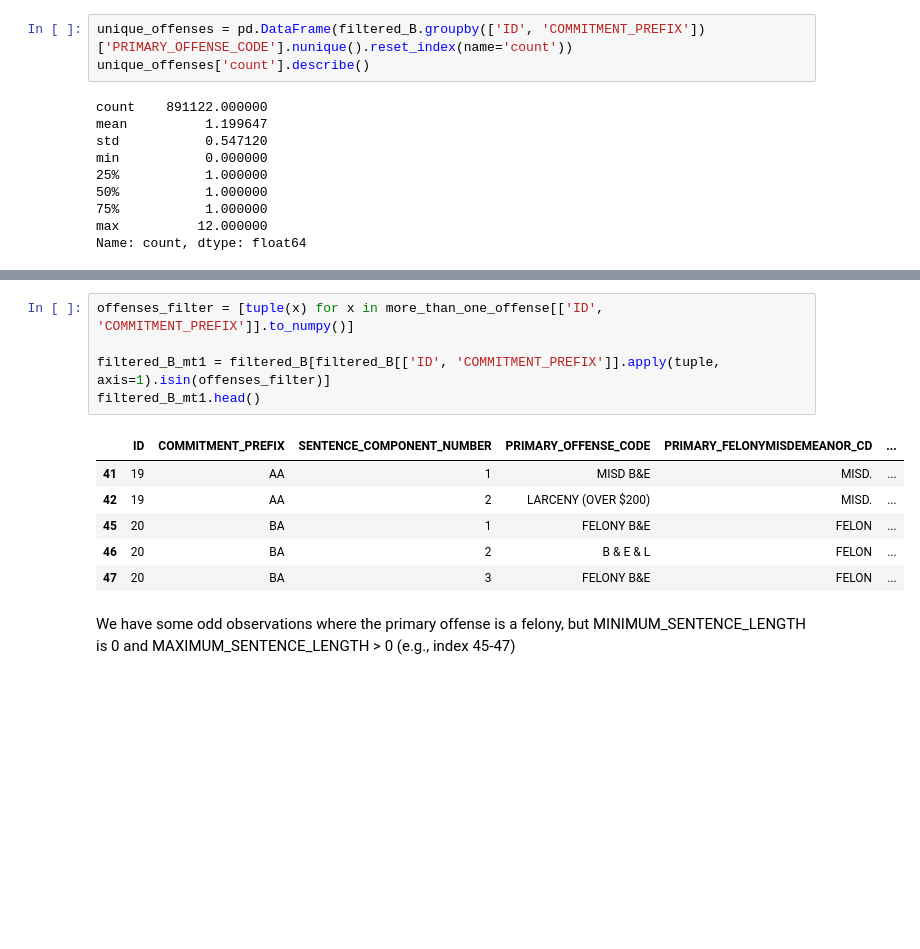
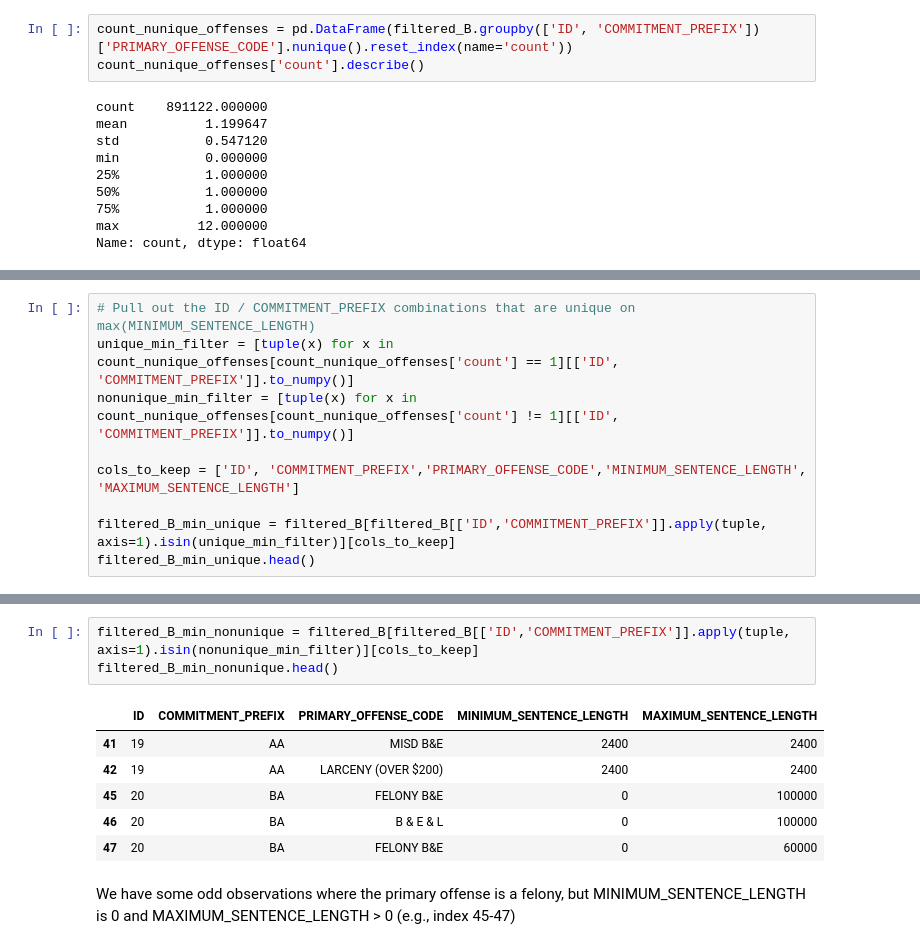
Before and after one commit to christi-liongson/covid_decarceration, a Jupyter notebook: files/build_dataset.ipynb, the cells around one changed output, grey strips where cells are left out. Saved outputs shown, nothing was run; the diff lists cells and outputs as text; blank space fills up the shorter version.

Commit message:
Finished creating dataset with most serious offenses

```diff
--- a/files/build_dataset.ipynb
+++ b/files/build_dataset.ipynb
@@ -416,6 +427,6 @@ Based on the sample of observations above, there are quite a few ties, but it mi
 # %%
-unique_offenses = pd.DataFrame(filtered_B.groupby(['ID', 'COMMITMENT_PREFIX'])['PRIMARY_OFFENSE_CODE'].nunique().reset_index(name='count'))
-unique_offenses['count'].describe()
+count_nunique_offenses = pd.DataFrame(filtered_B.groupby(['ID', 'COMMITMENT_PREFIX'])['PRIMARY_OFFENSE_CODE'].nunique().reset_index(name='count'))
+count_nunique_offenses['count'].describe()
 # %% [output]
 count    891122.000000
 mean          1.199647
@@ -450,0 +449,9 @@ more_than_one_offense.head(10)
+# %%
+# Pull out the ID / COMMITMENT_PREFIX combinations that are unique on max(MINIMUM_SENTENCE_LENGTH)
+unique_min_filter = [tuple(x) for x in count_nunique_offenses[count_nunique_offenses['count'] == 1][['ID', 'COMMITMENT_PREFIX']].to_numpy()]
+nonunique_min_filter = [tuple(x) for x in count_nunique_offenses[count_nunique_offenses['count'] != 1][['ID', 'COMMITMENT_PREFIX']].to_numpy()]
+
+cols_to_keep = ['ID', 'COMMITMENT_PREFIX','PRIMARY_OFFENSE_CODE','MINIMUM_SENTENCE_LENGTH', 'MAXIMUM_SENTENCE_LENGTH']
+
+filtered_B_min_unique = filtered_B[filtered_B[['ID','COMMITMENT_PREFIX']].apply(tuple, axis=1).isin(unique_min_filter)][cols_to_keep]
+filtered_B_min_unique.head()
@@ -457,14 +503,12 @@ There are 134,415 observations (ID and COMMITMENT_PREFIX combinations) that have
 # %%
-offenses_filter = [tuple(x) for x in more_than_one_offense[['ID', 'COMMITMENT_PREFIX']].to_numpy()]
-
-filtered_B_mt1 = filtered_B[filtered_B[['ID', 'COMMITMENT_PREFIX']].apply(tuple, axis=1).isin(offenses_filter)]
-filtered_B_mt1.head()
+filtered_B_min_nonunique = filtered_B[filtered_B[['ID','COMMITMENT_PREFIX']].apply(tuple, axis=1).isin(nonunique_min_filter)][cols_to_keep]
+filtered_B_min_nonunique.head()
 # %% [output]
-|  | ID | COMMITMENT_PREFIX | SENTENCE_COMPONENT_NUMBER | PRIMARY_OFFENSE_CODE | PRIMARY_FELONYMISDEMEANOR_CD | ... |
-| 41 | 19 | AA | 1 | MISD B&E | MISD. | ... |
-| 42 | 19 | AA | 2 | LARCENY (OVER $200) | MISD. | ... |
-| 45 | 20 | BA | 1 | FELONY B&E | FELON | ... |
-| 46 | 20 | BA | 2 | B & E & L | FELON | ... |
-| 47 | 20 | BA | 3 | FELONY B&E | FELON | ... |
+|  | ID | COMMITMENT_PREFIX | PRIMARY_OFFENSE_CODE | MINIMUM_SENTENCE_LENGTH | MAXIMUM_SENTENCE_LENGTH |
+| 41 | 19 | AA | MISD B&E | 2400 | 2400 |
+| 42 | 19 | AA | LARCENY (OVER $200) | 2400 | 2400 |
+| 45 | 20 | BA | FELONY B&E | 0 | 100000 |
+| 46 | 20 | BA | B & E & L | 0 | 100000 |
+| 47 | 20 | BA | FELONY B&E | 0 | 60000 |
 # %% [markdown]
 We have some odd observations where the primary offense is a felony, but MINIMUM_SENTENCE_LENGTH is 0 and MAXIMUM_SENTENCE_LENGTH > 0 (e.g., index 45-47)
```
Also changed, not shown: parts of 61 cells of this notebook.
